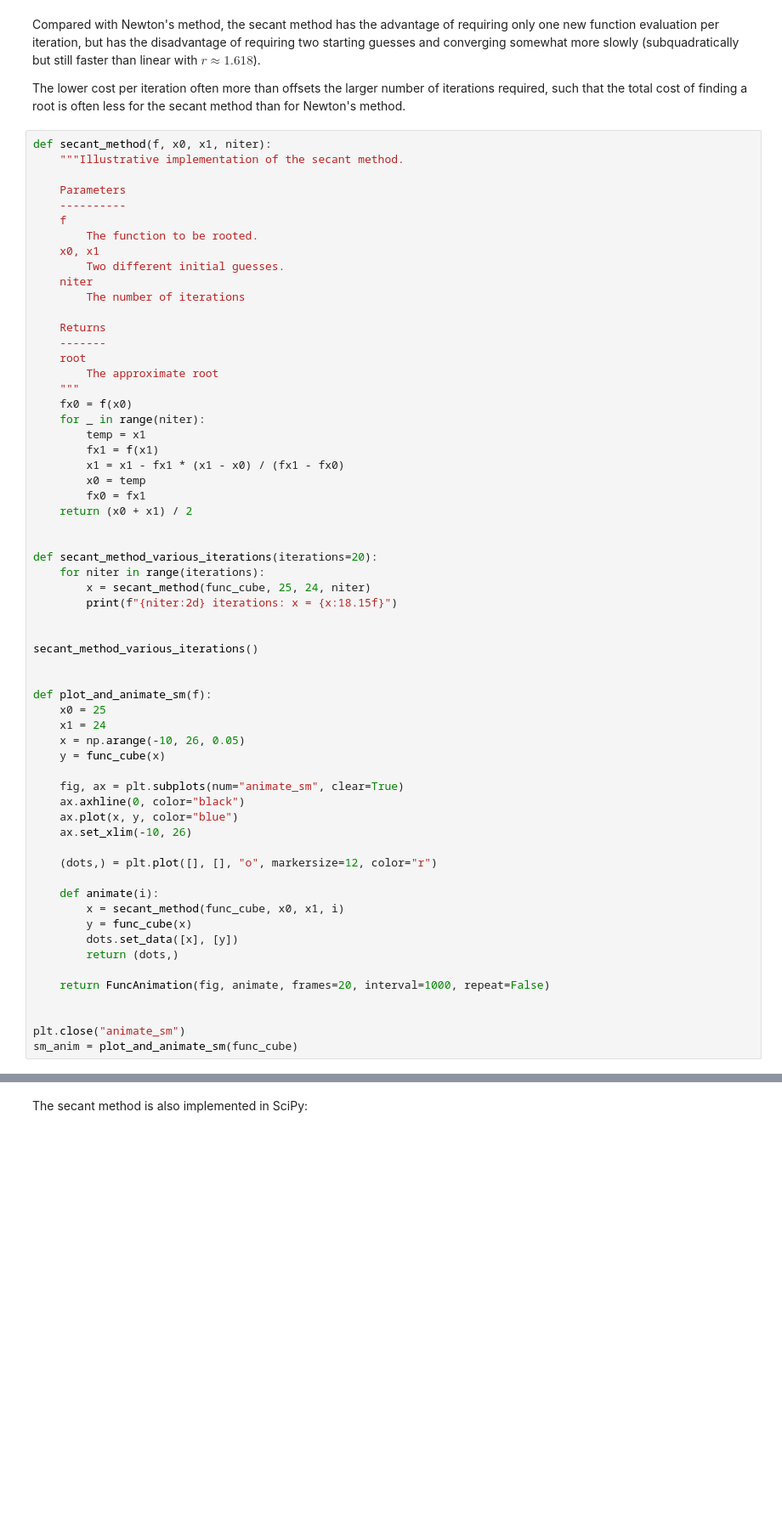
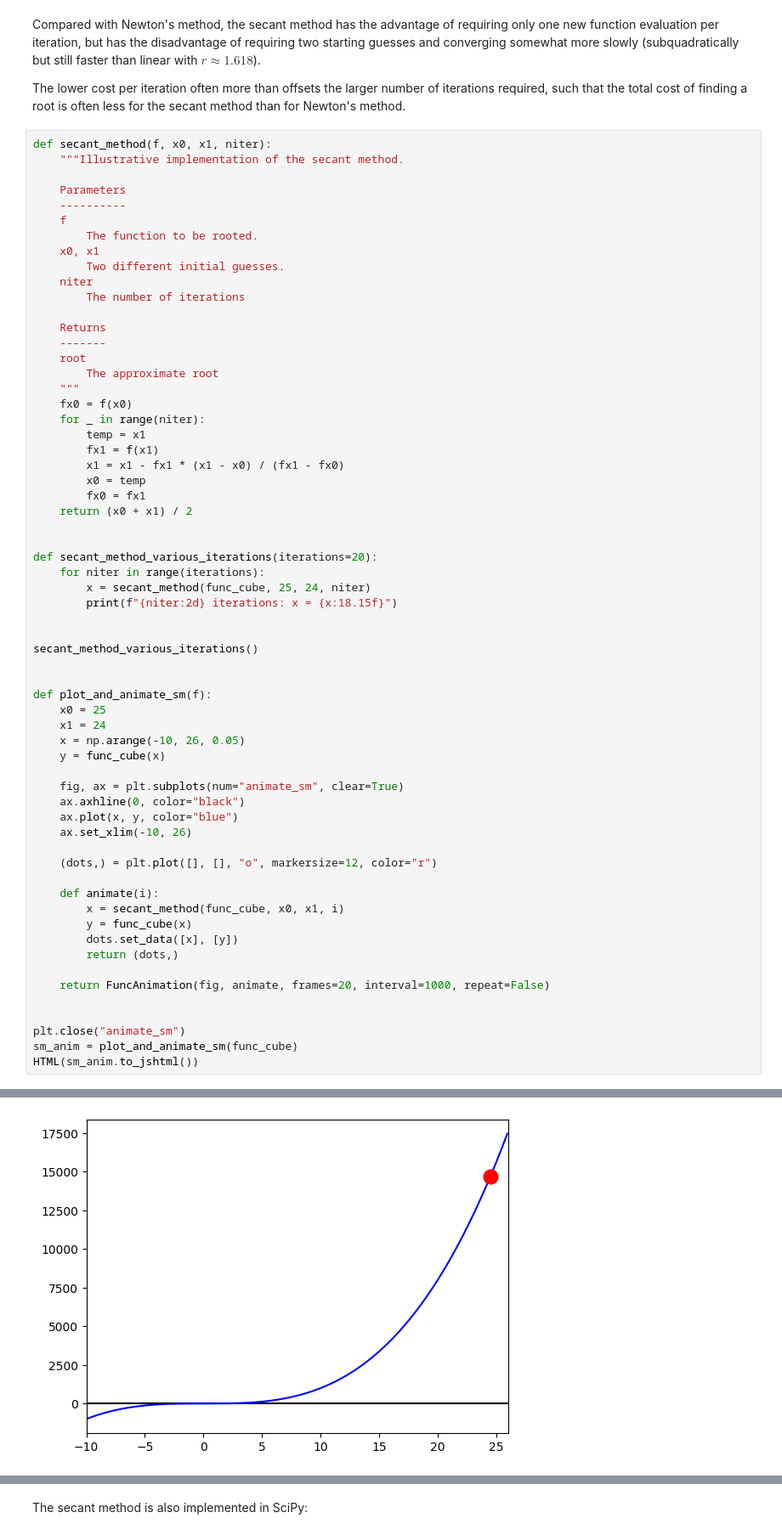
Before and after one commit to trcools/2e-bachelor-Fysica, a Jupyter notebook: Py4sci/notebooks/nonlinear_equations.ipynb, the cells around one changed output, grey strips where cells are left out. Shown at 85% size. Cells and saved outputs as stored; diff of their text form; blank space fills up the shorter version.

```diff
--- a/Py4sci/notebooks/nonlinear_equations.ipynb
+++ b/Py4sci/notebooks/nonlinear_equations.ipynb
@@ -763,3 +961,5 @@ def plot_and_animate_sm(f):
 
 plt.close("animate_sm")
 sm_anim = plot_and_animate_sm(func_cube)
+HTML(sm_anim.to_jshtml())
+# %% [output]
@@ -765,0 +987 @@ sm_anim = plot_and_animate_sm(func_cube)
+[figure, added]
```
Also changed, not shown: parts of 20 cells of this notebook, 2 other files.
